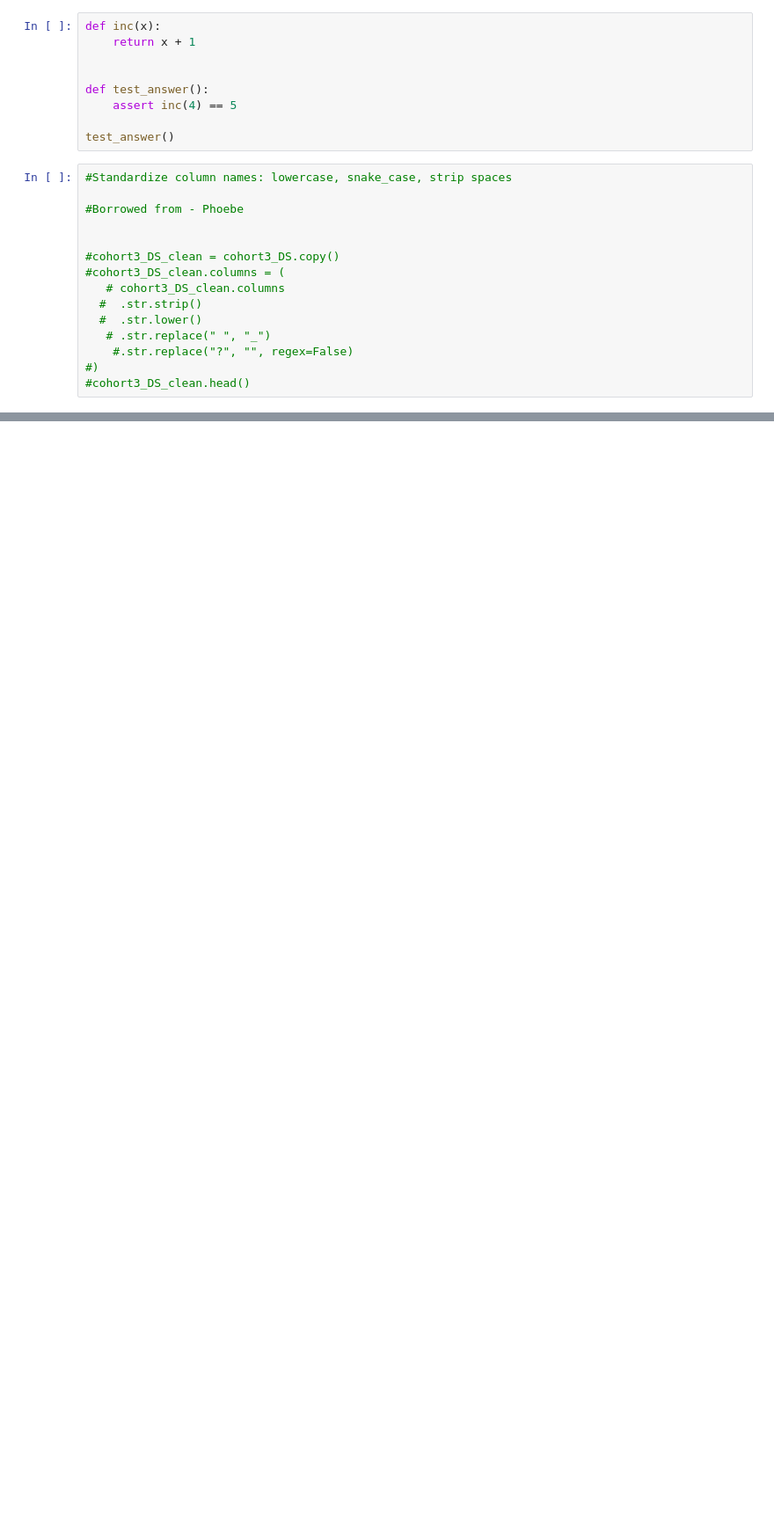
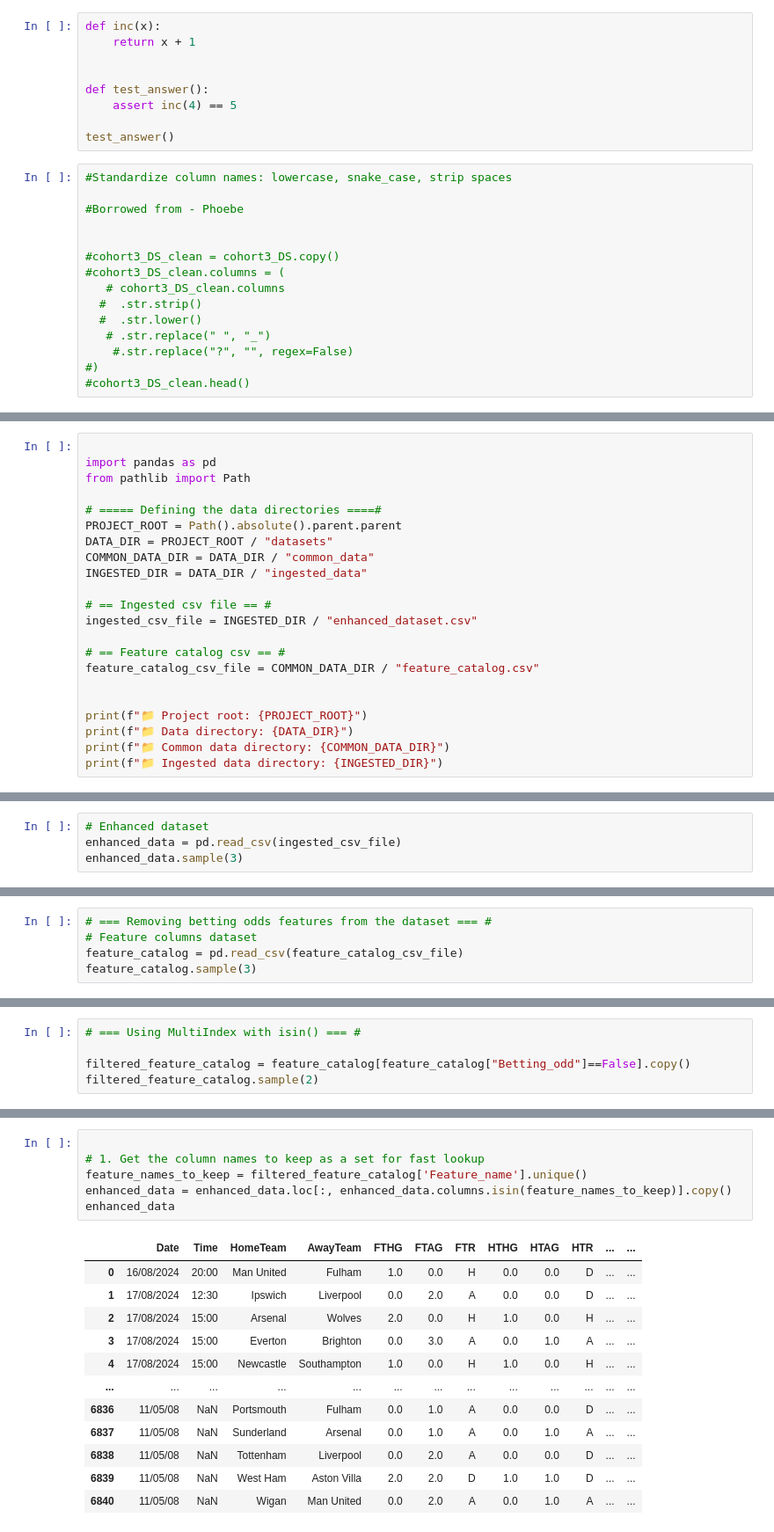
Before and after one commit to Jnyambok/Soca-Scores, a Jupyter notebook: experiments/notebooks/data_cleaning.ipynb, the cells around one changed output, grey strips where cells are left out. Shown at 88% size. Cells and saved outputs as stored; diff of their text form; blank space fills up the shorter version.

```diff
--- a/experiments/notebooks/data_cleaning.ipynb
+++ b/experiments/notebooks/data_cleaning.ipynb
@@ -368,0 +373,22 @@ test_answer()
+# %%
+
+import pandas as pd
+from pathlib import Path
+
+# ===== Defining the data directories ====#
+PROJECT_ROOT = Path().absolute().parent.parent
+DATA_DIR = PROJECT_ROOT / "datasets"
+COMMON_DATA_DIR = DATA_DIR / "common_data"
+INGESTED_DIR = DATA_DIR / "ingested_data"
+
+# == Ingested csv file == #
+ingested_csv_file = INGESTED_DIR / "enhanced_dataset.csv"
+
+# == Feature catalog csv == #
+feature_catalog_csv_file = COMMON_DATA_DIR / "feature_catalog.csv"
+
+
+print(f"📁 Project root: {PROJECT_ROOT}")
+print(f"📁 Data directory: {DATA_DIR}")
+print(f"📁 Common data directory: {COMMON_DATA_DIR}")
+print(f"📁 Ingested data directory: {INGESTED_DIR}")
@@ -368,0 +400,4 @@ test_answer()
+# %%
+# Enhanced dataset
+enhanced_data = pd.read_csv(ingested_csv_file)
+enhanced_data.sample(3)
@@ -368,0 +425,5 @@ test_answer()
+# %%
+# === Removing betting odds features from the dataset === #
+# Feature columns dataset
+feature_catalog = pd.read_csv(feature_catalog_csv_file)
+feature_catalog.sample(3)
@@ -368,0 +439,5 @@ test_answer()
+# %%
+# === Using MultiIndex with isin() === #
+
+filtered_feature_catalog = feature_catalog[feature_catalog["Betting_odd"]==False].copy()
+filtered_feature_catalog.sample(2)
@@ -368,0 +448,19 @@ test_answer()
+# %%
+
+# 1. Get the column names to keep as a set for fast lookup
+feature_names_to_keep = filtered_feature_catalog['Feature_name'].unique()
+enhanced_data = enhanced_data.loc[:, enhanced_data.columns.isin(feature_names_to_keep)].copy()
+enhanced_data
+# %% [output]
+|  | Date | Time | HomeTeam | AwayTeam | FTHG | FTAG | FTR | HTHG | HTAG | HTR | ... | ... |
+| 0 | 16/08/2024 | 20:00 | Man United | Fulham | 1.0 | 0.0 | H | 0.0 | 0.0 | D | ... | ... |
+| 1 | 17/08/2024 | 12:30 | Ipswich | Liverpool | 0.0 | 2.0 | A | 0.0 | 0.0 | D | ... | ... |
+| 2 | 17/08/2024 | 15:00 | Arsenal | Wolves | 2.0 | 0.0 | H | 1.0 | 0.0 | H | ... | ... |
+| 3 | 17/08/2024 | 15:00 | Everton | Brighton | 0.0 | 3.0 | A | 0.0 | 1.0 | A | ... | ... |
+| 4 | 17/08/2024 | 15:00 | Newcastle | Southampton | 1.0 | 0.0 | H | 1.0 | 0.0 | H | ... | ... |
+| ... | ... | ... | ... | ... | ... | ... | ... | ... | ... | ... | ... | ... |
+| 6836 | 11/05/08 | NaN | Portsmouth | Fulham | 0.0 | 1.0 | A | 0.0 | 0.0 | D | ... | ... |
+| 6837 | 11/05/08 | NaN | Sunderland | Arsenal | 0.0 | 1.0 | A | 0.0 | 1.0 | A | ... | ... |
+| 6838 | 11/05/08 | NaN | Tottenham | Liverpool | 0.0 | 2.0 | A | 0.0 | 0.0 | D | ... | ... |
+| 6839 | 11/05/08 | NaN | West Ham | Aston Villa | 2.0 | 2.0 | D | 1.0 | 1.0 | D | ... | ... |
+| 6840 | 11/05/08 | NaN | Wigan | Man United | 0.0 | 2.0 | A | 0.0 | 1.0 | A | ... | ... |
```
Also changed, not shown: parts of 8 cells of this notebook, 4 other files.
